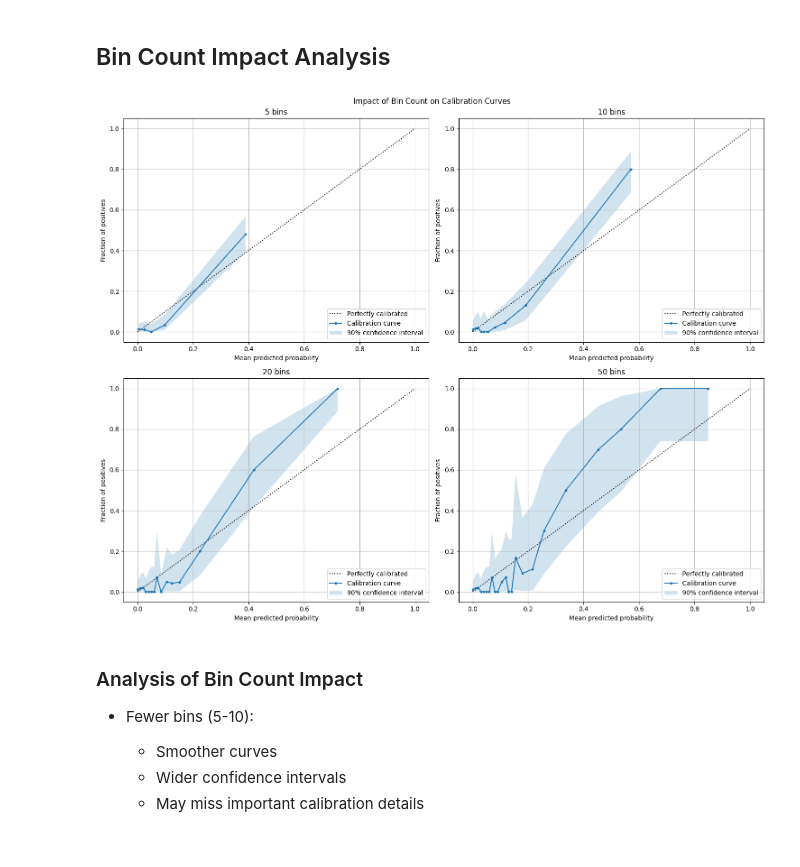
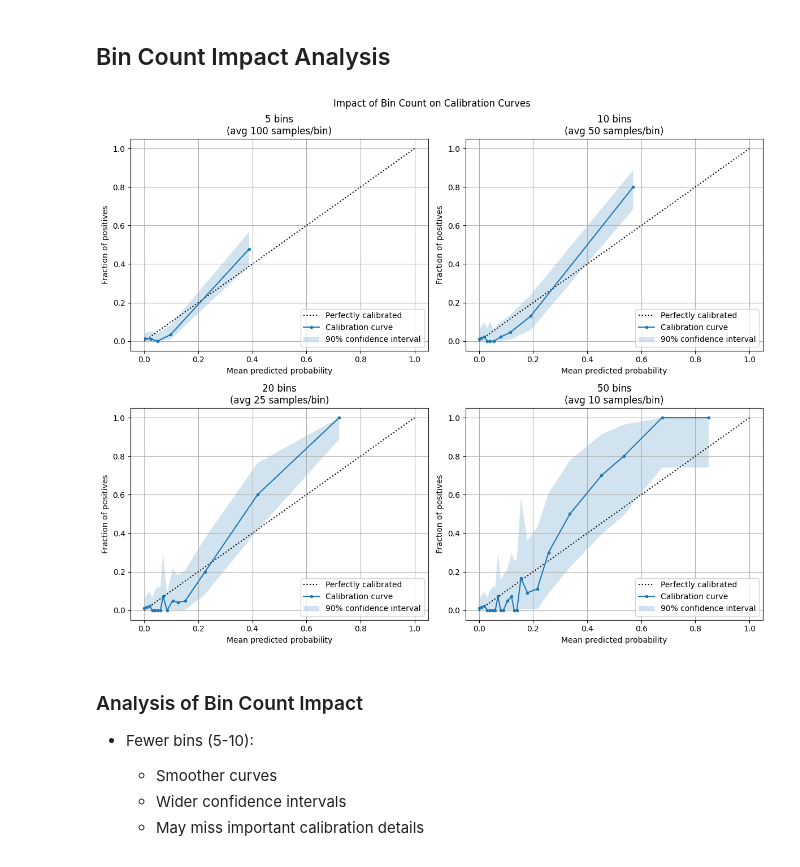
Before and after one commit to ogrisel/calcurve, a Jupyter notebook: examples/calibration_analysis.ipynb, the cells around one changed output. Cells and saved outputs as stored; diff of their text form; code cells hidden in the pictures.

```diff
--- a/examples/calibration_analysis.ipynb
+++ b/examples/calibration_analysis.ipynb
@@ -177,17 +185,13 @@ for ax, setting in zip(axes.flat, settings):
     cal.fit(y_imbal_test, lr_imbal_probs)
     cal.plot(ax=ax)
 
-    # Count samples in each bin for annotation
-    bin_indices = np.searchsorted(cal._bin_edges, lr_imbal_probs) - 1
-    bin_indices = np.clip(bin_indices, 0, len(cal._bin_edges) - 2)
-    bin_counts = np.bincount(bin_indices, minlength=len(cal._bin_edges) - 1)
-    print(
-        f"Strategy: {setting['strategy']}, min Samples per bin: "
-        f"{setting['min_samples']}: bin_counts: {bin_counts}"
+    # Add actual number of bins used
+    n_actual_bins = len(cal._bin_edges) - 1
+    avg_samples = len(y_imbal_test) / n_actual_bins
+    ax.set_title(
+        f"{setting['title']}\n"
+        f"({n_actual_bins} actual bins, avg {avg_samples:.0f} samples/bin)"
     )
-
-    ax.set_title(f"{setting['title']}\n(n_bins={len(bin_counts)})")
-    ax.grid(True, alpha=0.3)
 
 plt.tight_layout()
 plt.show()
@@ -254,36 +253,41 @@ model.fit(X_train, y_train)
 # Get predictions for all test samples
 test_probs = model.predict_proba(X_test)[:, 1]
 
 # Now study different bin counts using the same 500 test samples
 n_test_samples = 500
 test_indices = np.random.RandomState(100).choice(
     len(y_test), size=n_test_samples, replace=False
 )
 
 # Use the same test samples for each bin count
 y_test_subset = y_test[test_indices]
 probs_subset = test_probs[test_indices]
 
 n_bins_list = [5, 10, 20, 50]  # Extreme range of bin counts
-fig, axes = plt.subplots(2, 2, figsize=(15, 12))
+fig, axes = plt.subplots(2, 2, figsize=(12, 10))
 fig.suptitle("Impact of Bin Count on Calibration Curves")
 
 for i, n_bins in enumerate(n_bins_list):
     row = i // 2
     col = i % 2
 
     cal = CalibrationCurve(
         binning_strategy="quantile",
         n_bins=n_bins,
         confidence_method="clopper_pearson",
     )
     cal.fit(y_test_subset, probs_subset)
     cal.plot(ax=axes[row, col])
-    axes[row, col].set_title(f"{n_bins} bins")
+
+    avg_samples = len(y_test_subset) / n_bins
+    axes[row, col].set_title(
+        f"{n_bins} bins\n"
+        f"(avg {avg_samples:.0f} samples/bin)"
+    )
 
 plt.tight_layout()
 # %% [output]
-[figure, old version]
+[figure, new version]
 # %% [markdown]
 ### Analysis of Bin Count Impact
 
```
Also changed, not shown: parts of 3 cells of this notebook, 1 other file.
